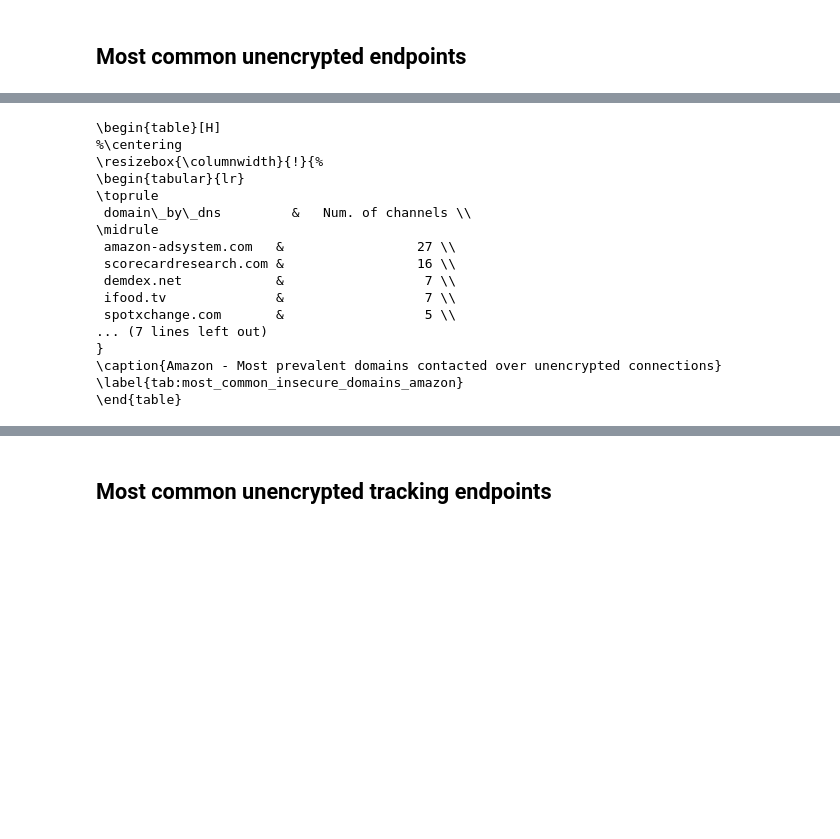
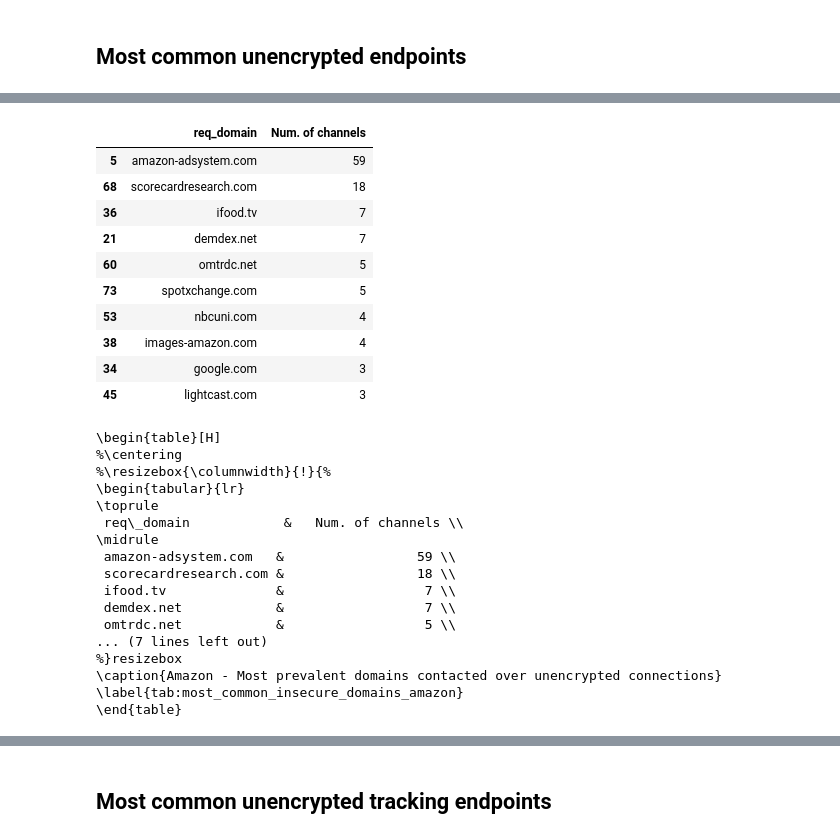
Before and after one commit to citp/ott-tracking, a Jupyter notebook: src/analysis/notebooks/Unencrypted-Connections.ipynb, the cells around one changed output, grey strips where cells are left out. Cells and saved outputs as stored; diff of their text form; code cells hidden in the pictures; blank space fills up the shorter version.

```diff
--- a/src/analysis/notebooks/Unencrypted-Connections.ipynb
+++ b/src/analysis/notebooks/Unencrypted-Connections.ipynb
@@ -300,25 +249,39 @@ print(make_latex_table(df, caption="Roku - Most prevalent domains contacted over
 \caption{Roku - Most prevalent domains contacted over unencrypted connections}
 \label{tab:most_common_insecure_domains_roku}
 \end{table}
+# %%
+df = get_popular_domains_from_reqs(requests_amazon)
+df
+# %% [output]
+|  | req_domain | Num. of channels |
+| 5 | amazon-adsystem.com | 59 |
+| 68 | scorecardresearch.com | 18 |
+| 36 | ifood.tv | 7 |
+| 21 | demdex.net | 7 |
+| 60 | omtrdc.net | 5 |
+| 73 | spotxchange.com | 5 |
+| 53 | nbcuni.com | 4 |
+| 38 | images-amazon.com | 4 |
+| 34 | google.com | 3 |
+| 45 | lightcast.com | 3 |
 # %%
-df = get_popular_domains(requests_amazon)
 print(make_latex_table(df, caption="Amazon - Most prevalent domains contacted over unencrypted connections",
                        label="most_common_insecure_domains_amazon"))
 # %% [output]
 \begin{table}[H]
 %\centering
-\resizebox{\columnwidth}{!}{%
+%\resizebox{\columnwidth}{!}{%
 \begin{tabular}{lr}
 \toprule
- domain\_by\_dns         &   Num. of channels \\
+ req\_domain            &   Num. of channels \\
 \midrule
- amazon-adsystem.com   &                 27 \\
- scorecardresearch.com &                 16 \\
+ amazon-adsystem.com   &                 59 \\
+ scorecardresearch.com &                 18 \\
+ ifood.tv              &                  7 \\
  demdex.net            &                  7 \\
- ifood.tv              &                  7 \\
- spotxchange.com       &                  5 \\
+ omtrdc.net            &                  5 \\
 ... (7 lines left out)
-}
+%}resizebox
 \caption{Amazon - Most prevalent domains contacted over unencrypted connections}
 \label{tab:most_common_insecure_domains_amazon}
 \end{table}
```
Also changed, not shown: parts of 67 cells of this notebook, 6 other files.
